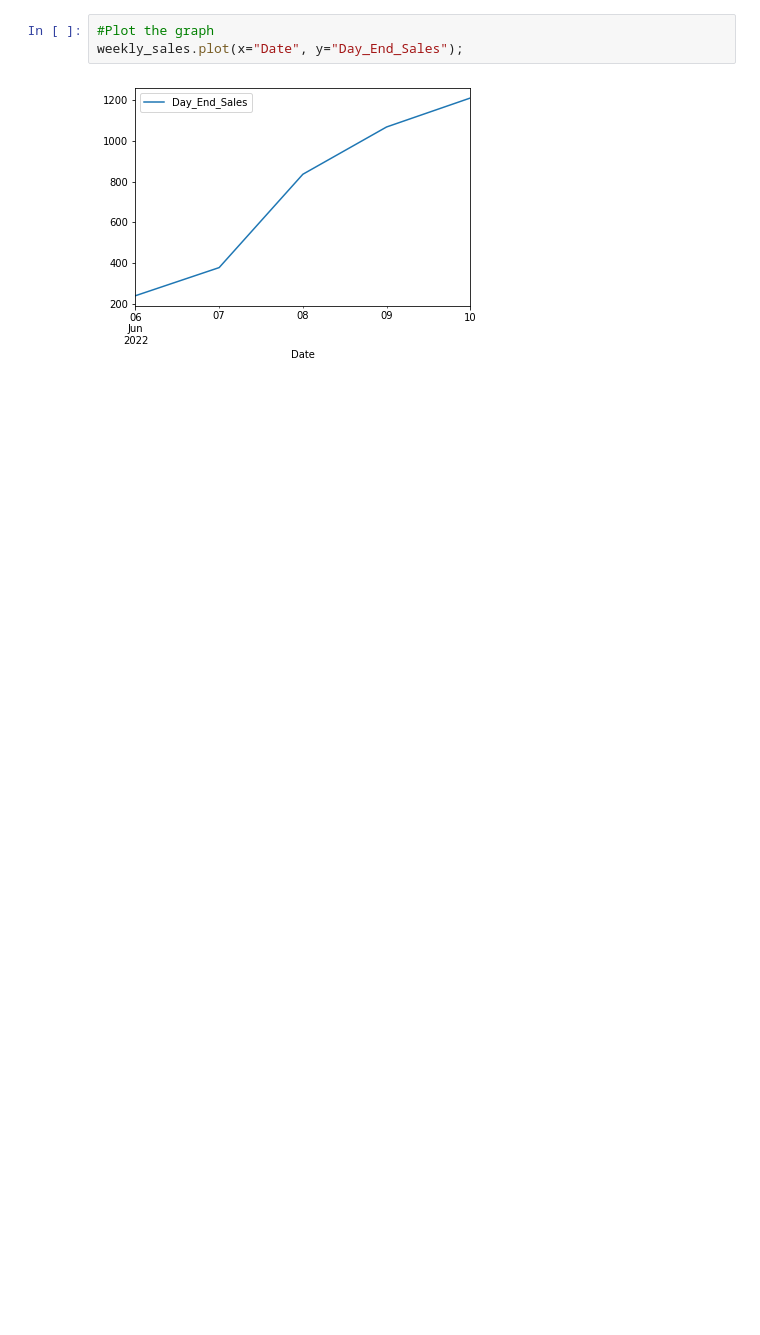
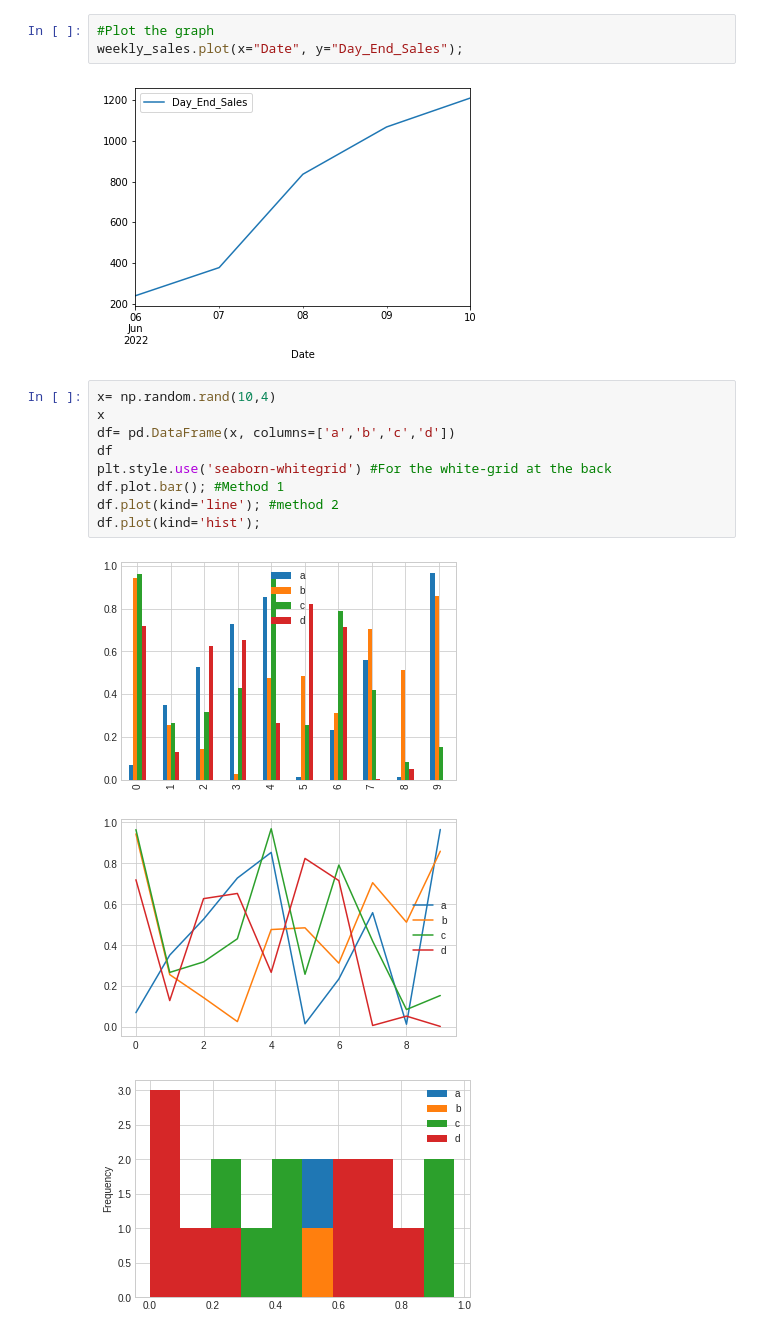
Before and after one commit to necromancer143/project, a Jupyter notebook: Pratyush/Untitled0.ipynb, the cells around one changed output. Drawn from its saved outputs; the diff is of its cells as text; blank space fills up the shorter version.

```diff
--- a/Pratyush/Untitled0.ipynb
+++ b/Pratyush/Untitled0.ipynb
@@ -522,3 +522,16 @@ weekly_sales
 weekly_sales.plot(x="Date", y="Day_End_Sales");
 # %% [output]
 [figure]
+# %%
+x= np.random.rand(10,4)
+x
+df= pd.DataFrame(x, columns=['a','b','c','d'])
+df
+plt.style.use('seaborn-whitegrid') #For the white-grid at the back
+df.plot.bar(); #Method 1
+df.plot(kind='line'); #method 2
+df.plot(kind='hist');
+# %% [output]
+[figure, added]
+[figure, added]
+[figure, added]
```
Also changed, not shown: parts of 14 cells of this notebook.
